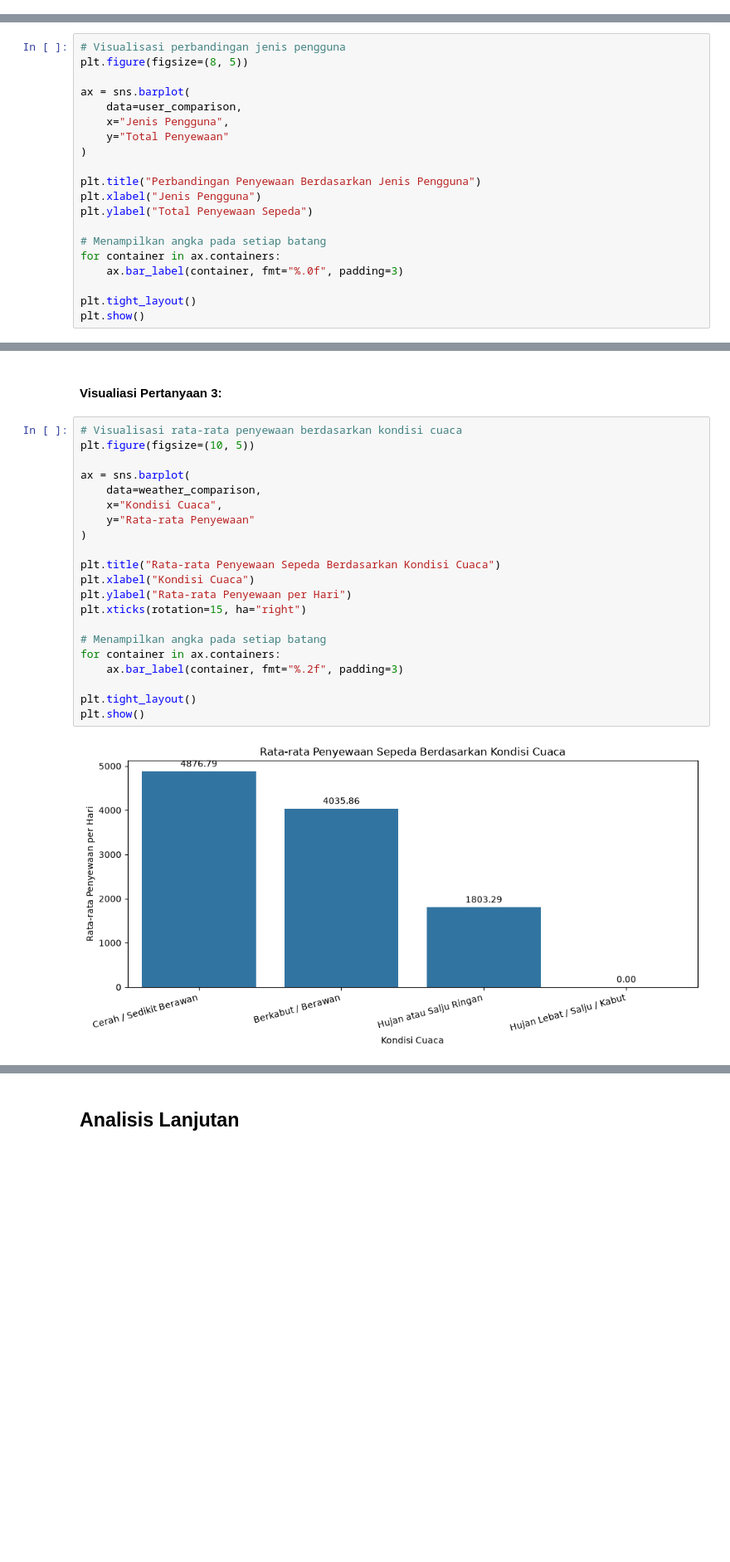
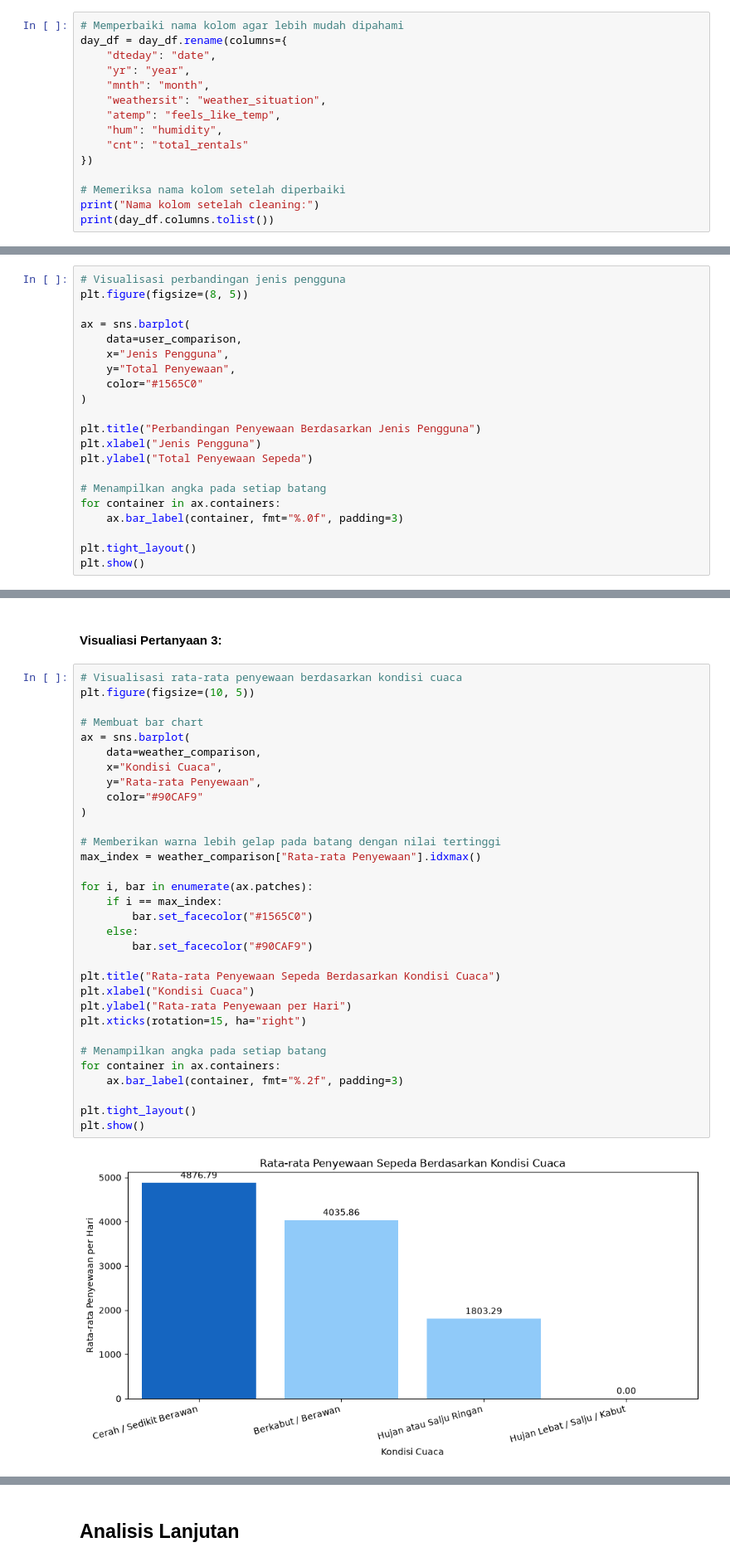
Before and after one commit to Bujawan22/AnalyticData, a Jupyter notebook: notebook.ipynb, the cells around one changed output, grey strips where cells are left out. Shown at 83% size. Drawn from its saved outputs; the diff is of its cells as text; blank space fills up the shorter version.

```diff
--- a/notebook.ipynb
+++ b/notebook.ipynb
@@ -289,0 +346,15 @@ Tipe data dteday setelah cleaning: datetime64[us]
+# %%
+# Memperbaiki nama kolom agar lebih mudah dipahami
+day_df = day_df.rename(columns={
+    "dteday": "date",
+    "yr": "year",
+    "mnth": "month",
+    "weathersit": "weather_situation",
+    "atemp": "feels_like_temp",
+    "hum": "humidity",
+    "cnt": "total_rentals"
+})
+
+# Memeriksa nama kolom setelah diperbaiki
+print("Nama kolom setelah cleaning:")
+print(day_df.columns.tolist())
@@ -450,7 +532,8 @@ plt.figure(figsize=(8, 5))
 ax = sns.barplot(
     data=user_comparison,
     x="Jenis Pengguna",
-    y="Total Penyewaan"
+    y="Total Penyewaan",
+    color="#1565C0"
 )
 
 plt.title("Perbandingan Penyewaan Berdasarkan Jenis Pengguna")
@@ -470,24 +553,35 @@ plt.show()
 # %%
 # Visualisasi rata-rata penyewaan berdasarkan kondisi cuaca
 plt.figure(figsize=(10, 5))
 
+# Membuat bar chart
 ax = sns.barplot(
     data=weather_comparison,
     x="Kondisi Cuaca",
-    y="Rata-rata Penyewaan"
+    y="Rata-rata Penyewaan",
+    color="#90CAF9"
 )
+
+# Memberikan warna lebih gelap pada batang dengan nilai tertinggi
+max_index = weather_comparison["Rata-rata Penyewaan"].idxmax()
+
+for i, bar in enumerate(ax.patches):
+    if i == max_index:
+        bar.set_facecolor("#1565C0")
+    else:
+        bar.set_facecolor("#90CAF9")
 
 plt.title("Rata-rata Penyewaan Sepeda Berdasarkan Kondisi Cuaca")
 plt.xlabel("Kondisi Cuaca")
 plt.ylabel("Rata-rata Penyewaan per Hari")
 plt.xticks(rotation=15, ha="right")
 
 # Menampilkan angka pada setiap batang
 for container in ax.containers:
     ax.bar_label(container, fmt="%.2f", padding=3)
 
 plt.tight_layout()
 plt.show()
 # %% [output]
-[figure, old version]
+[figure, new version]
 # %% [markdown]
```
Also changed, not shown: parts of 17 cells of this notebook, 5 other files.
